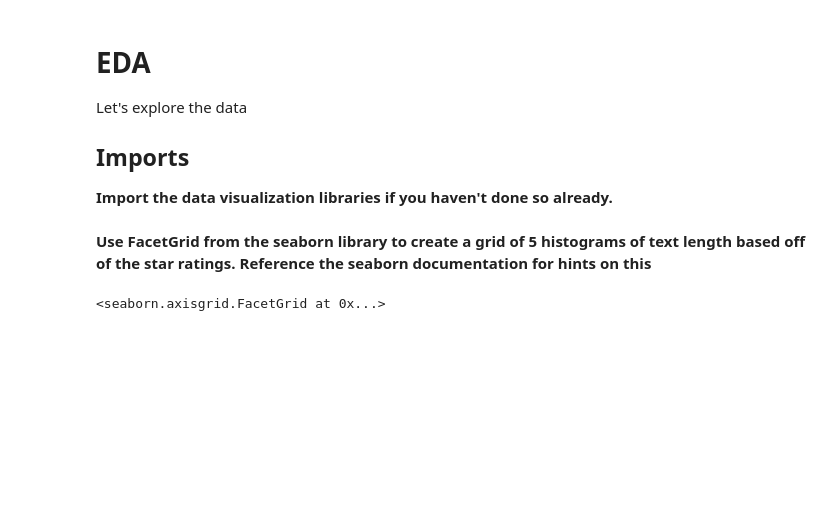
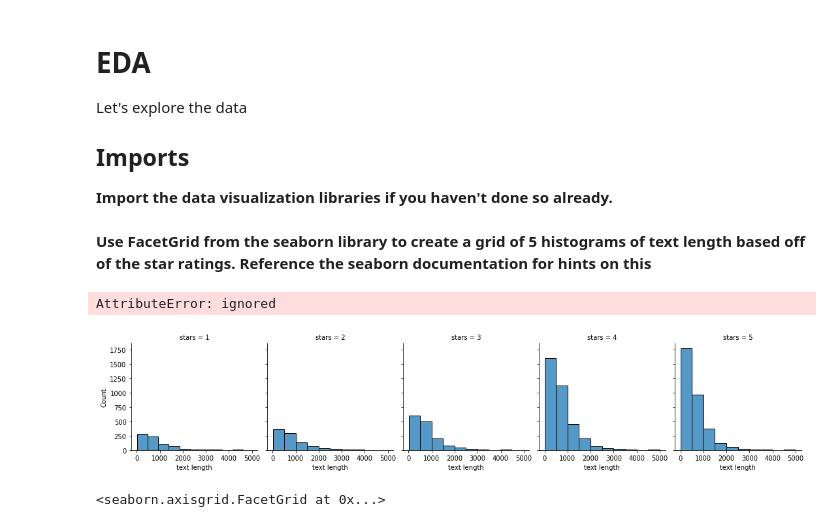
Before and after one commit to sku1978/sk-share-repo, a Jupyter notebook: ML/Natural Language Processing/NLP Project .ipynb, the cells around one changed output. Cells and saved outputs as stored; diff of their text form; code cells hidden in the pictures; blank space fills up the shorter version.

```diff
--- a/ML/Natural Language Processing/NLP Project .ipynb
+++ b/ML/Natural Language Processing/NLP Project .ipynb
@@ -84,6 +84,8 @@ yelp.describe()
 | max | 5.000000 | 77.000000 | 76.000000 | 57.000000 |
 # %% [markdown]
 **Create a new column called "text length" which is the number of words in the text column.**
+# %%
+yelp['text length']=yelp['text'].str.len()
 # %% [markdown]
 # EDA
 
@@ -94,6 +96,13 @@ Let's explore the data
 **Import the data visualization libraries if you haven't done so already.**
 # %% [markdown]
 **Use FacetGrid from the seaborn library to create a grid of 5 histograms of text length based off of the star ratings. Reference the seaborn documentation for hints on this**
+# %%
+textlengrid=sns.FacetGrid(yelp[['stars', 'text length']], col='stars', margin_titles=True)
+textlengrid.map_dataframe(sns.histplot, x='text length', bins=10)
+textlengrid.set_axis_labels("text length", "Count")
+# %% [output]
+AttributeError: ignored
+[figure, added]
 # %%
 # %% [output]
 <seaborn.axisgrid.FacetGrid at 0x...>
```
